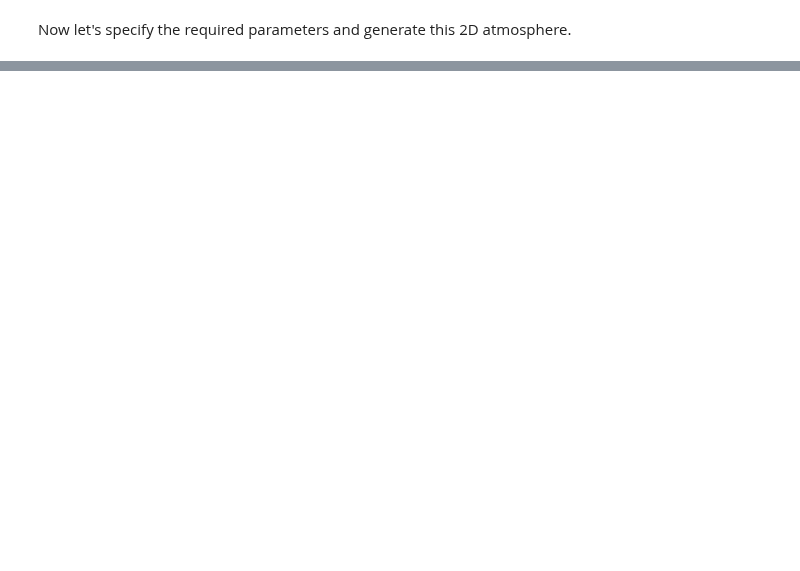
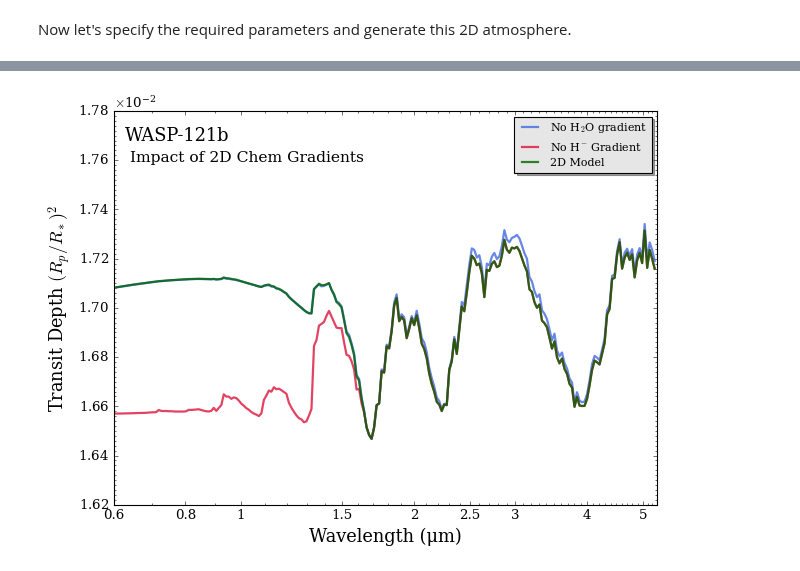
Before and after one commit to MartianColonist/POSEIDON, a Jupyter notebook: docs/content/notebooks/transmission_2D.ipynb, the cells around one changed output, grey strips where cells are left out. Saved outputs shown, nothing was run; the diff lists cells and outputs as text; code cells hidden in the pictures; blank space fills up the shorter version.

```diff
--- a/docs/content/notebooks/transmission_2D.ipynb
+++ b/docs/content/notebooks/transmission_2D.ipynb
@@ -275,0 +250,35 @@ Congratulations! Now that you've generated three transmission spectra, in the ne
+# %%
+# Define new mixing ratio parameter arrays
+log_X_params_no_H2O_gradient = np.array([-10.0, +4.0, -4.3, 0.0, -3.0])          # Delta log(H2O) = 0
+log_X_params_no_Hminus_gradient = np.array([-10.0, 0.0, -4.3, -2.0, -3.0])       # Delta log(H-) = 0
+
+# Create new atmospheres
+atmosphere_no_H2O_gradient = make_atmosphere(planet, model, P, P_ref, R_p_ref,
+                                             PT_params, log_X_params_no_H2O_gradient,
+                                             geometry_params = geometry,
+                                             N_slice_DN = N_slices)
+atmosphere_no_Hminus_gradient = make_atmosphere(planet, model, P, P_ref, R_p_ref,
+                                                PT_params, log_X_params_no_Hminus_gradient,
+                                                geometry_params = geometry,
+                                                N_slice_DN = N_slices)
+
+# Generate the new transmission spectra
+spectrum_no_H2O_gradient = compute_spectrum(planet, star, model, atmosphere_no_H2O_gradient,
+                                            opac, wl, spectrum_type = 'transmission')
+spectrum_no_Hminus_gradient = compute_spectrum(planet, star, model, atmosphere_no_Hminus_gradient,
+                                               opac, wl, spectrum_type = 'transmission')
+
+# Add the three spectra to a plot collection
+spectra = []
+spectra = plot_collection(spectrum_no_H2O_gradient, wl, collection = spectra)
+spectra = plot_collection(spectrum_no_Hminus_gradient, wl, collection = spectra)
+spectra = plot_collection(spectrum_2D, wl, collection = spectra)
+
+# Produce figure and save to file
+fig_spec = plot_spectra(spectra, planet, R_to_bin = 100, plot_full_res = False,
+                        transit_depth_min = 1.62e-2, transit_depth_max = 1.78e-2,
+                        spectra_labels = ['No H$_2$O gradient', 'No H$^{-}$ Gradient', '2D Model'],
+                        colour_list = ['royalblue', 'crimson', 'darkgreen'],
+                        plt_label = 'Impact of 2D Chem Gradients')
+# %% [output]
+[figure, added]
```
Also changed, not shown: parts of 29 cells of this notebook, 2 other files.
